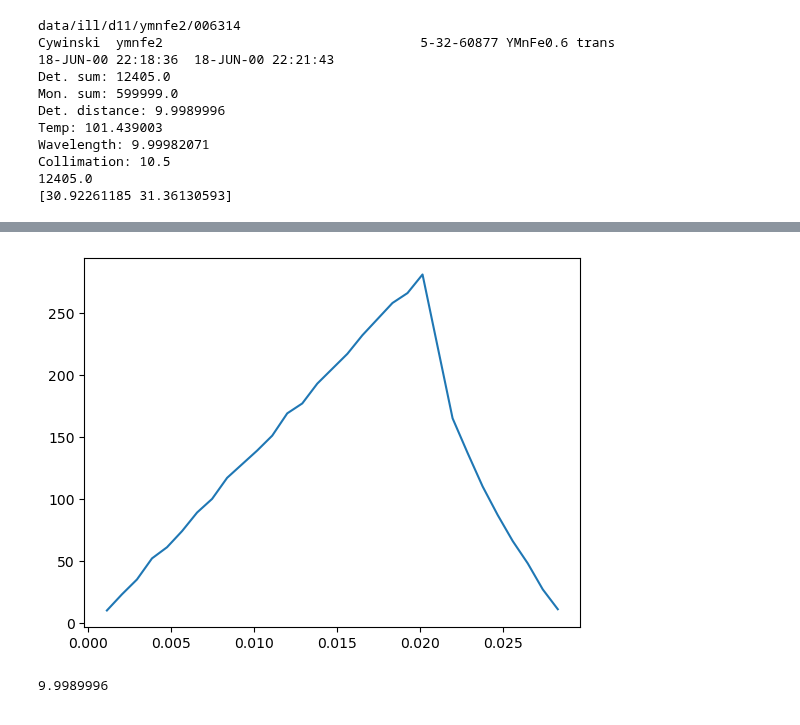
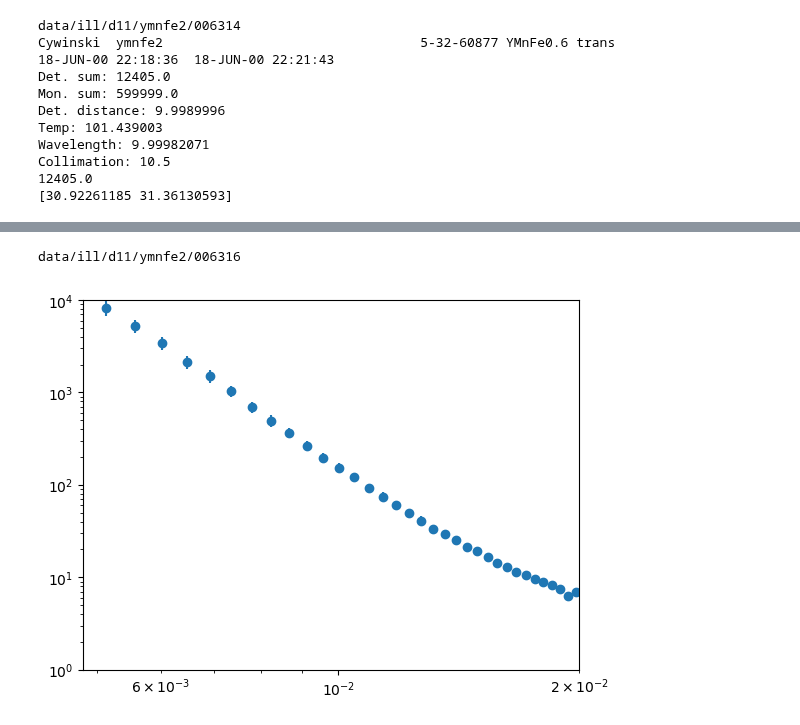
Before and after one commit to localoptimum/emtk, a Jupyter notebook: YMnFe2.ipynb, the cells around one changed output, grey strips where cells are left out. Drawn from its saved outputs; the diff is of its cells as text; code cells hidden in the pictures.

Commit message:
Least squares routines done on historic data.

```diff
--- a/YMnFe2.ipynb
+++ b/YMnFe2.ipynb
@@ -412,8 +443,6 @@ plot_detector_map(ctr_data)
 # %%
-spec = radial_average(water, detector_distance_from(6010), wavelength_from(6010), beam_centre)
+realdat, mon, det = read_run(6316)
+spec = radial_average(realdat, detector_distance_from(6010), wavelength_from(6010), beam_centre, xmin=0.0048, xmax=0.02, ymin=1.0, ymax=10000.0)
 # %% [output]
+data/ill/d11/ymnfe2/006316
-[figure, old version]
+[figure, new version]
-# %%
-print(detector_distance_from(6314))
-# %% [output]
-9.9989996
```
Also changed, not shown: parts of 7 cells of this notebook.
